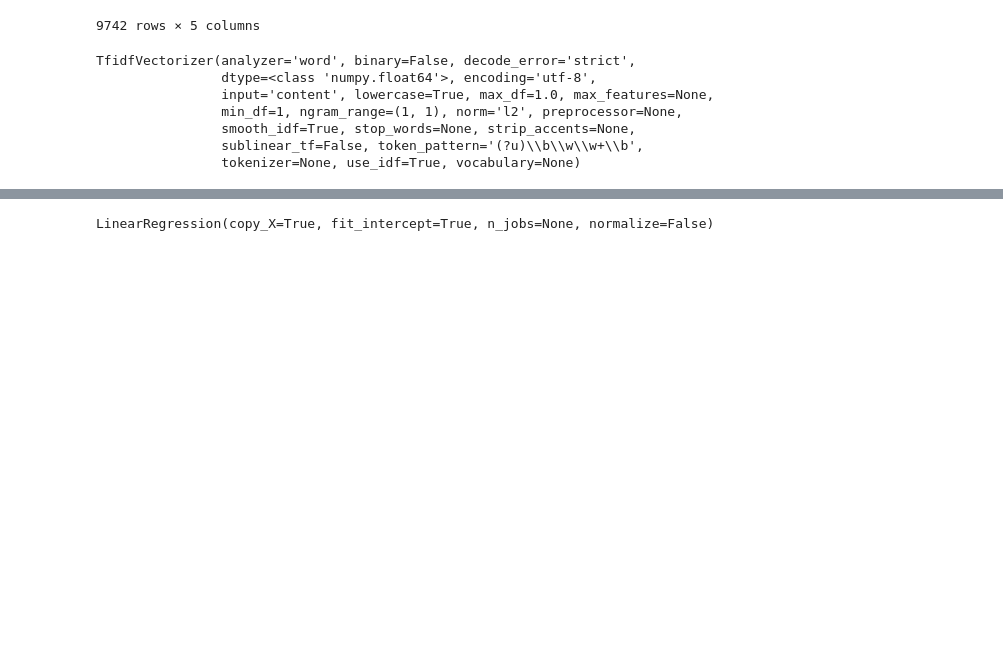
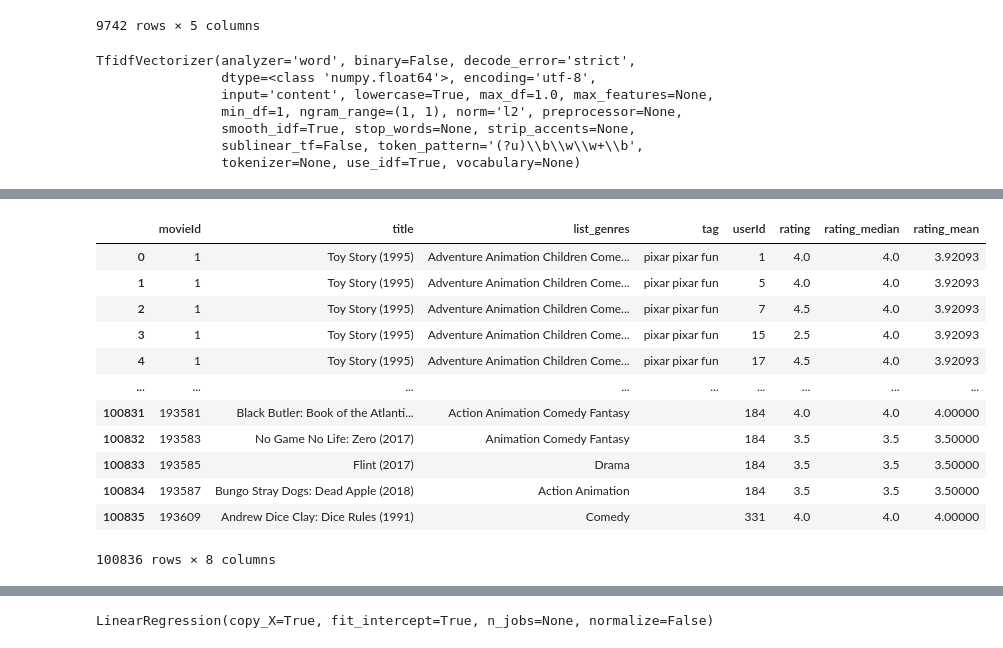
Before and after one commit to Denis-hap/pyda-9, a Jupyter notebook: RSML_2/2/dz_2_ver_2.ipynb, the cells around one changed output, grey strips where cells are left out. Drawn from its saved outputs; the diff is of its cells as text; code cells hidden in the pictures; blank space fills up the shorter version.

```diff
--- a/RSML_2/2/dz_2_ver_2.ipynb
+++ b/RSML_2/2/dz_2_ver_2.ipynb
@@ -90,11 +99,27 @@ TfidfVectorizer(analyzer='word', binary=False, decode_error='strict',
 # %%
+with_ratings = movies_modified_new.merge(ratings)
 p = ratings.groupby('movieId')['rating'].median().reset_index()
 k = ratings.groupby('movieId')['rating'].mean().reset_index()
 p = p.rename(columns={'rating': 'rating_median'})
 k = k.rename(columns={'rating': 'rating_mean'})
 with_ratings = with_ratings.merge(p)
 with_ratings = with_ratings.merge(k)
-with_ratings = with_ratings
+with_ratings = with_ratings[['movieId', 'title', 'list_genres', 'tag', 'userId', 'rating', 'rating_median', 'rating_mean']]
+with_ratings
+# %% [output]
+|  | movieId | title | list_genres | tag | userId | rating | rating_median | rating_mean |
+| 0 | 1 | Toy Story (1995) | Adventure Animation Children Come... | pixar pixar fun | 1 | 4.0 | 4.0 | 3.92093 |
+| 1 | 1 | Toy Story (1995) | Adventure Animation Children Come... | pixar pixar fun | 5 | 4.0 | 4.0 | 3.92093 |
+| 2 | 1 | Toy Story (1995) | Adventure Animation Children Come... | pixar pixar fun | 7 | 4.5 | 4.0 | 3.92093 |
+| 3 | 1 | Toy Story (1995) | Adventure Animation Children Come... | pixar pixar fun | 15 | 2.5 | 4.0 | 3.92093 |
+| 4 | 1 | Toy Story (1995) | Adventure Animation Children Come... | pixar pixar fun | 17 | 4.5 | 4.0 | 3.92093 |
+| ... | ... | ... | ... | ... | ... | ... | ... | ... |
+| 100831 | 193581 | Black Butler: Book of the Atlanti... | Action Animation Comedy Fantasy |  | 184 | 4.0 | 4.0 | 4.00000 |
+| 100832 | 193583 | No Game No Life: Zero (2017) | Animation Comedy Fantasy |  | 184 | 3.5 | 3.5 | 3.50000 |
+| 100833 | 193585 | Flint (2017) | Drama |  | 184 | 3.5 | 3.5 | 3.50000 |
+| 100834 | 193587 | Bungo Stray Dogs: Dead Apple (2018) | Action Animation |  | 184 | 3.5 | 3.5 | 3.50000 |
+| 100835 | 193609 | Andrew Dice Clay: Dice Rules (1991) | Comedy |  | 331 | 4.0 | 4.0 | 4.00000 |
+100836 rows × 8 columns
 # %%
 for_model_df = with_ratings[with_ratings['userId'] == 100]
 for_model_df
```
Also changed, not shown: parts of 16 cells of this notebook.
